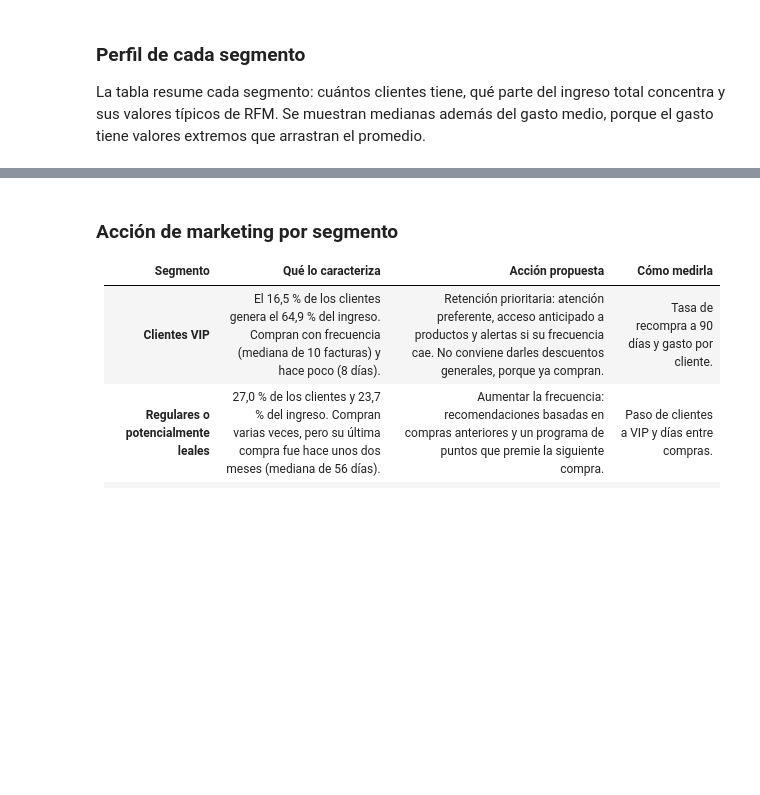
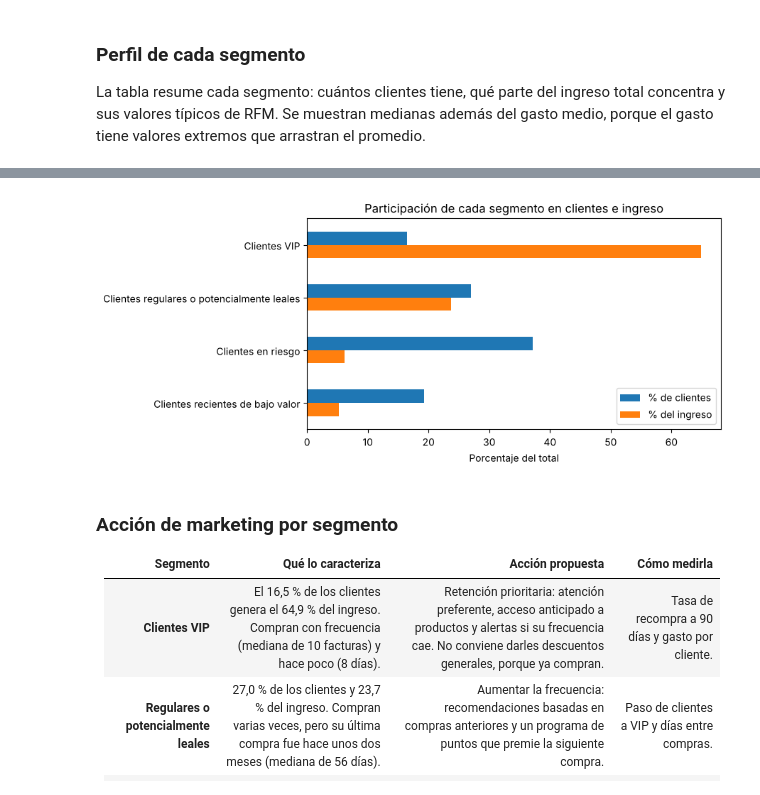
Before and after one commit to okamni4233/clustering-online-retail, a Jupyter notebook: notebooks/customer_segmentation_kmeans.ipynb, the cells around one changed output, grey strips where cells are left out. Cells and saved outputs as stored; diff of their text form; code cells hidden in the pictures; blank space fills up the shorter version.

```diff
--- a/notebooks/customer_segmentation_kmeans.ipynb
+++ b/notebooks/customer_segmentation_kmeans.ipynb
@@ -537,6 +537,17 @@ segment_profile
 | Clientes regulares o potencialmen... | 1173 | 27.0 | 23.7 | 56.0 | 4.0 | ... |
 | Clientes en riesgo | 1612 | 37.2 | 6.2 | 177.0 | 1.0 | ... |
 | Clientes recientes de bajo valor | 837 | 19.3 | 5.2 | 17.0 | 2.0 | ... |
+# %%
+ax = segment_profile[["% de clientes", "% del ingreso"]].plot(kind="barh", figsize=(9, 4))
+ax.invert_yaxis()
+ax.set_xlabel("Porcentaje del total")
+ax.set_ylabel("")
+ax.set_title("Participación de cada segmento en clientes e ingreso")
+plt.tight_layout()
+plt.savefig("../figures/segmentos_clientes_ingreso.png", dpi=150)
+plt.show()
+# %% [output]
+[figure, added]
 # %% [markdown]
 ### Acción de marketing por segmento
 
```
Also changed, not shown: 2 other files.
